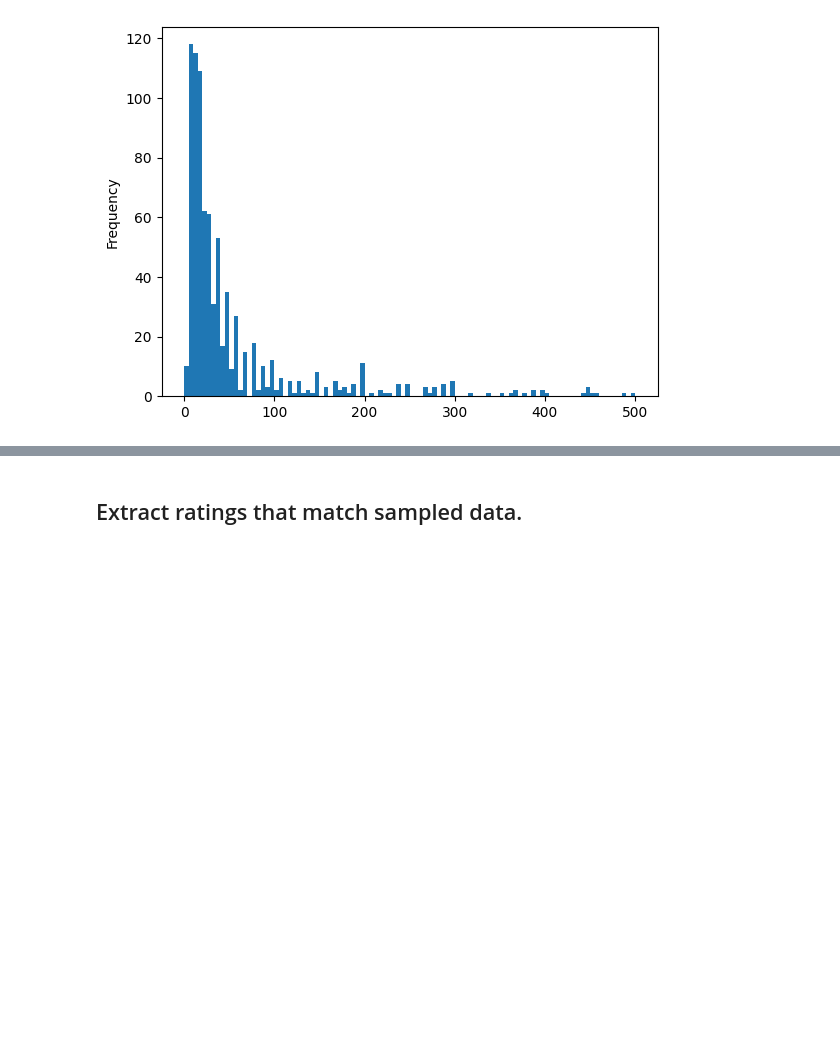
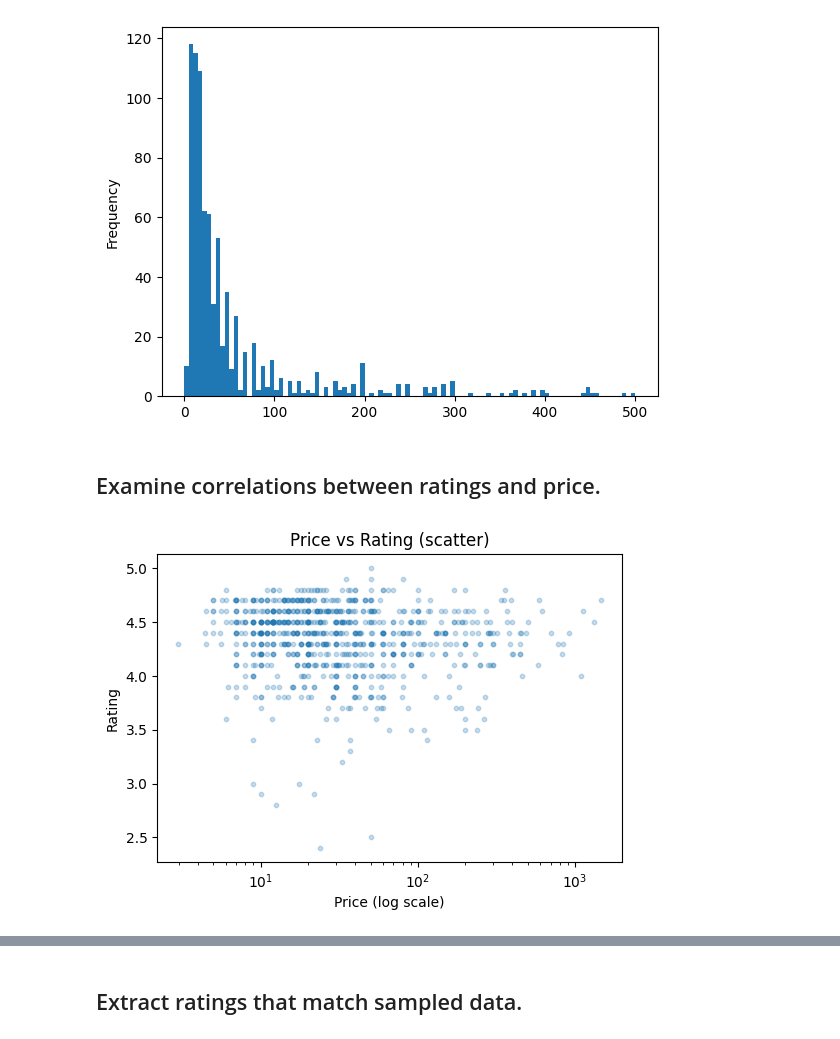
Before and after one commit to joelamouche/ai-bootcamp-dev-repo, a Jupyter notebook: notebooks/week_1/02-explore-amazon-dataset.ipynb, the cells around one changed output, grey strips where cells are left out. Cells and saved outputs as stored; diff of their text form; code cells hidden in the pictures; blank space fills up the shorter version.

```diff
--- a/notebooks/week_1/02-explore-amazon-dataset.ipynb
+++ b/notebooks/week_1/02-explore-amazon-dataset.ipynb
@@ -112,3 +112,39 @@ df_sample_1000['price'].plot(kind='hist', bins=100, range=(0, 500))
 df_ratings_100.to_json("../../data/meta_Electronics_2022_2023_with_category_ratings_100.jsonl", orient='records', lines=True)
 # %%
 df_sample_1000.to_json("../../data/meta_Electronics_2022_2023_with_category_ratings_100_sample_1000.jsonl", orient='records', lines=True)
+# %% [markdown]
+## Examine correlations between ratings and price.
+# %%
+# Examine correlations between ratings and price.
+import json
+import pandas as pd
+import numpy as np
+import matplotlib.pyplot as plt
+price_col = "price"
+rating_col = "average_rating"
+
+
+def parse_price(x):
+    if x is None or (isinstance(x, float) and np.isnan(x)):
+        return np.nan
+    s = str(x)
+    s = s.replace("$", "").replace(",", "").strip()
+    try:
+        return float(s)
+    except ValueError:
+        return np.nan
+df["price_num"] = df[price_col].apply(parse_price)
+df["rating_num"] = pd.to_numeric(df[rating_col], errors="coerce")
+
+df_clean = df[["price_num", "rating_num"]].dropna()
+df_clean = df_clean[(df_clean["price_num"] > 0) & (df_clean["rating_num"] > 0)]
+df_clean.head()
+fig, ax = plt.subplots(figsize=(6, 4))
+ax.scatter(df_clean["price_num"], df_clean["rating_num"], s=10, alpha=0.25)
+ax.set_xscale("log")
+ax.set_xlabel("Price (log scale)")
+ax.set_ylabel("Rating")
+ax.set_title("Price vs Rating (scatter)")
+plt.show()
+# %% [output]
+[figure, added]
```
Also changed, not shown: parts of 5 cells of this notebook.
